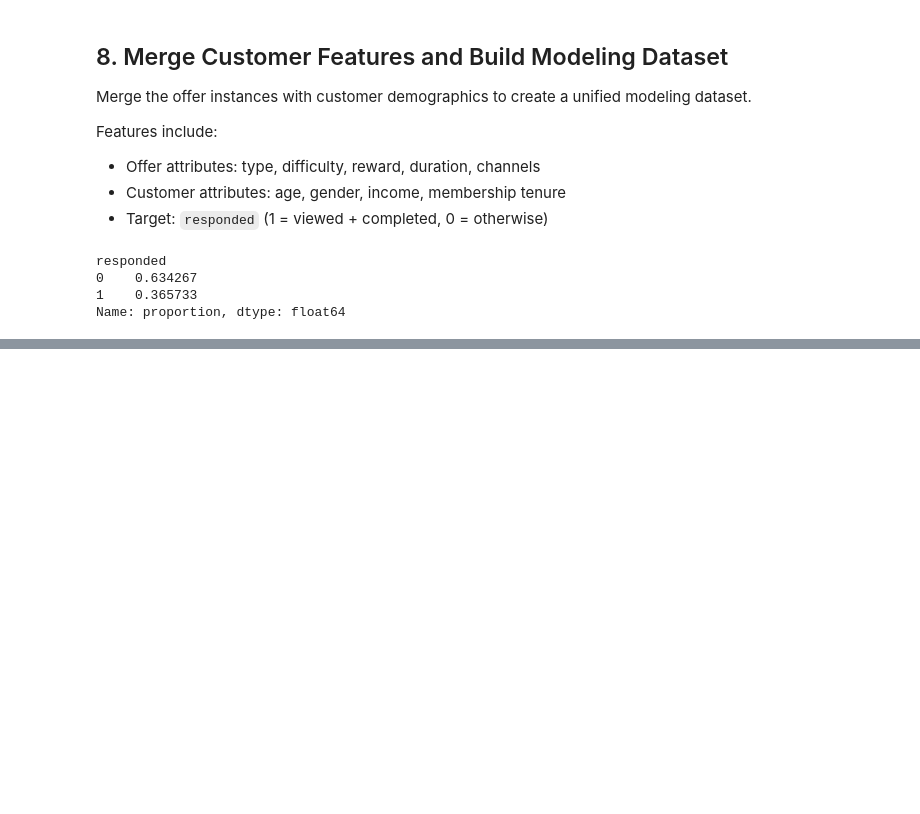
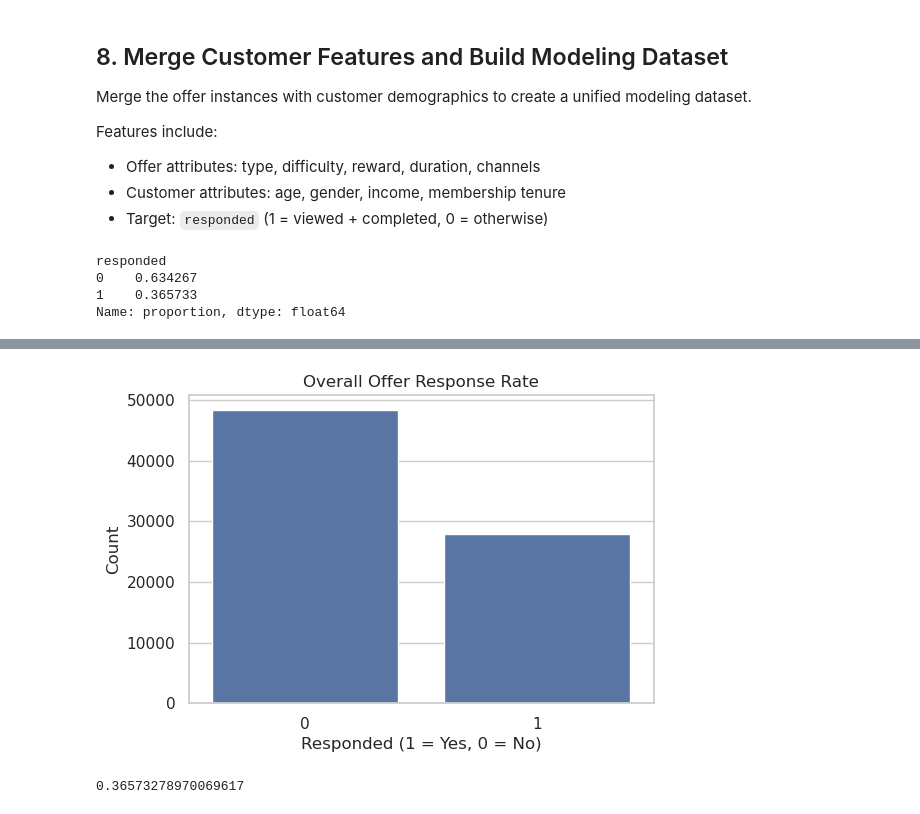
Before and after one commit to shilpamadini/starbucks-promo-response-prediction, a Jupyter notebook: starbucks_promo_response.ipynb, the cells around one changed output, grey strips where cells are left out. Saved outputs shown, nothing was run; the diff lists cells and outputs as text; code cells hidden in the pictures; blank space fills up the shorter version.

```diff
--- a/starbucks_promo_response.ipynb
+++ b/starbucks_promo_response.ipynb
@@ -420,0 +422,5 @@ We will examine:
+# %%
+import matplotlib.pyplot as plt
+import seaborn as sns
+
+sns.set(style="whitegrid", palette="deep")
@@ -420,0 +432,13 @@ We will examine:
+# %%
+plt.figure(figsize=(6,4))
+sns.countplot(x="responded", data=model_df)
+plt.title("Overall Offer Response Rate")
+plt.xlabel("Responded (1 = Yes, 0 = No)")
+plt.ylabel("Count")
+plt.show()
+
+response_rate = model_df["responded"].mean()
+response_rate
+# %% [output]
+[figure, added]
+0.36573278970069617
```
Also changed, not shown: parts of 29 cells of this notebook.
